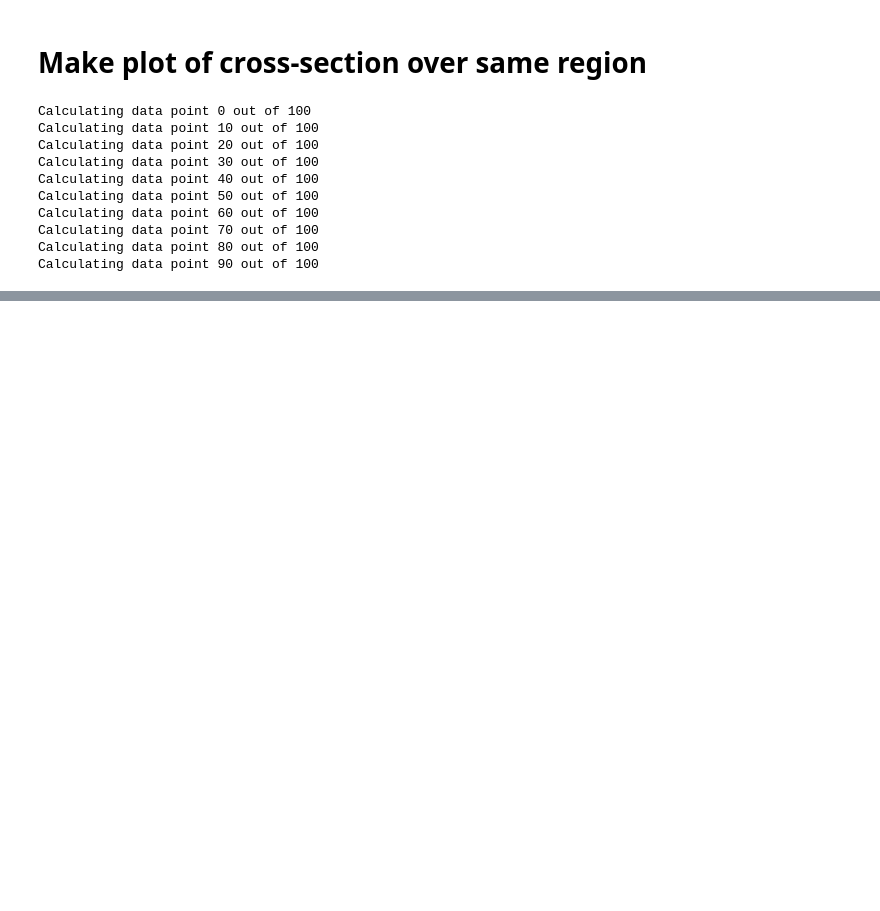
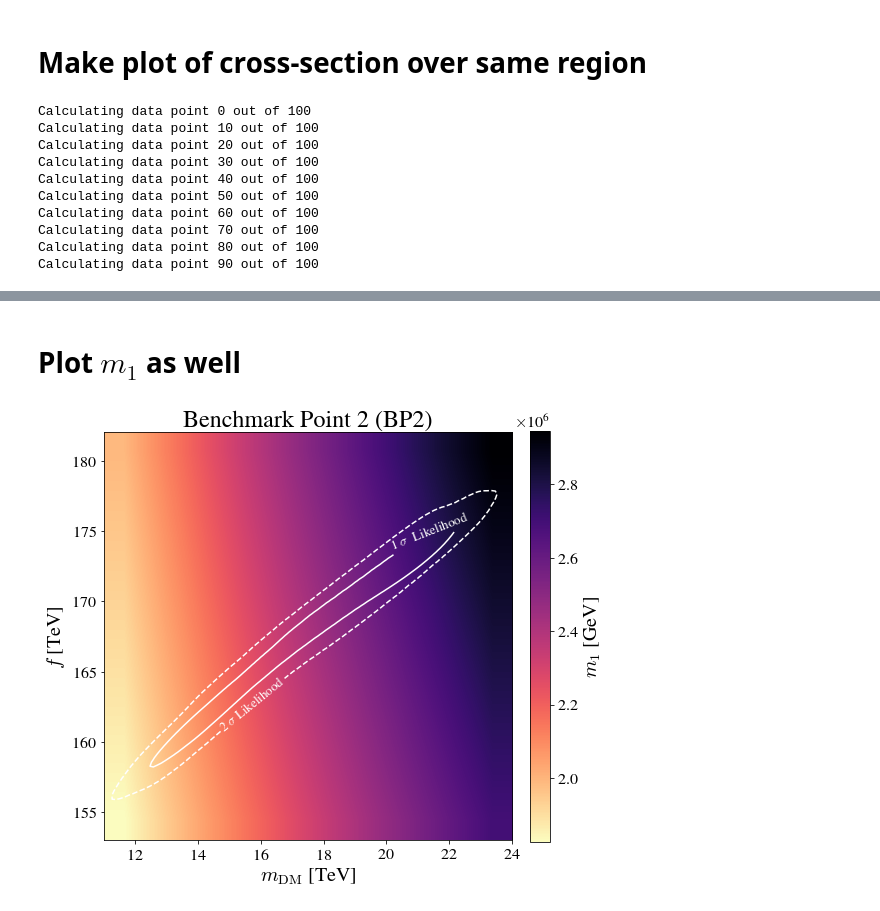
Before and after one commit to jnhoward/SU2LDM_public, a Jupyter notebook: makePaperPlots.ipynb, the cells around one changed output, grey strips where cells are left out. Cells and saved outputs as stored; diff of their text form; code cells hidden in the pictures; blank space fills up the shorter version.

```diff
--- a/makePaperPlots.ipynb
+++ b/makePaperPlots.ipynb
@@ -383,0 +384,15 @@ print(calcM1Aeff(**kwargs))
+# %% [markdown]
+# Plot $m_1$ as well
+# %%
+#-- Set stylistic elements of plot --#
+plotName = 'paperPlots/%s_m1.pdf'%PLOTRANGE
+m1PlotArgs = {'plotTitle': plotTitle,
+                  'zAxisTitle': r'$m_1$ [GeV]',
+                  'xAxisTitle': r'$m_{\rm DM}$ [TeV]',
+                  'yAxisTitle': r'$f$ [TeV]',
+                  'cmap': 'magma',#'gnuplot'
+                  'contourLineColor': 'white'}
+# %%
+plotAeff(m1AeffDict["mD"], m1AeffDict["fpi"], m1AeffDict["m1"], axisRange, m1PlotArgs, likelihoodDict, plotName=plotName)
+# %% [output]
+[figure, added]
```
Also changed, not shown: parts of 17 cells of this notebook, 13 other files.
